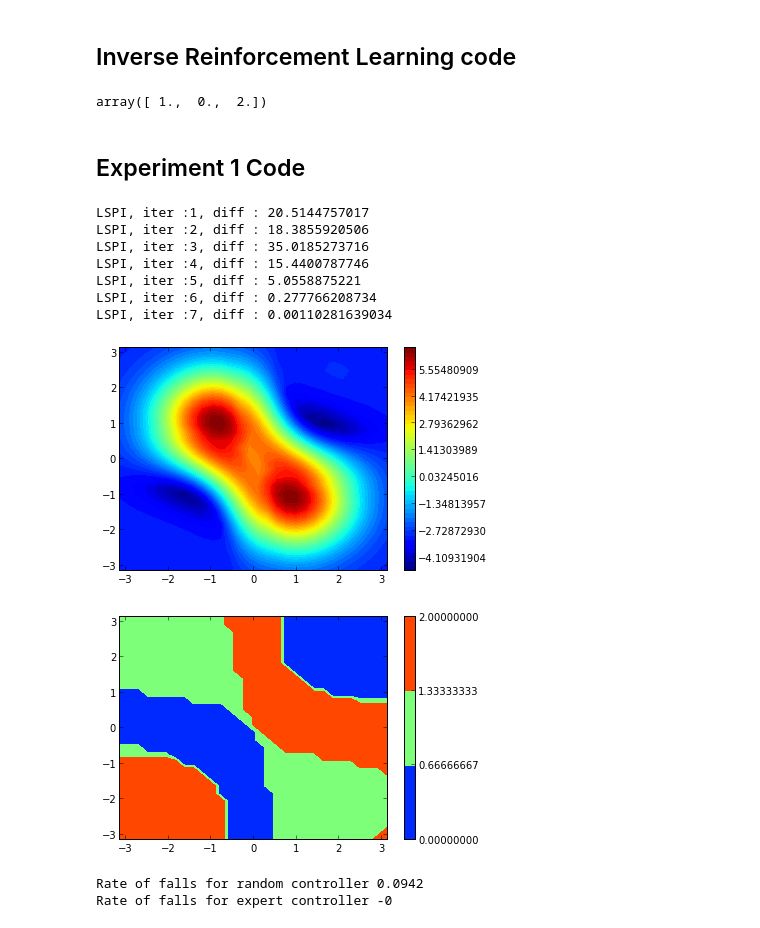
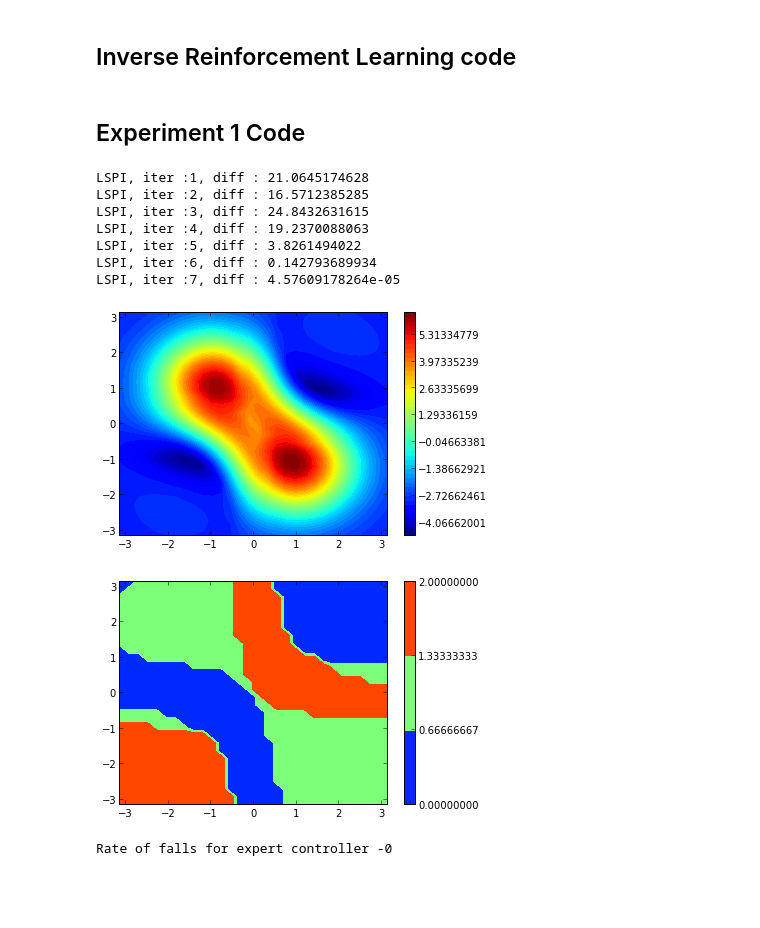
Before and after one commit to edouardklein/RL-and-IRL, a Jupyter notebook: Exp1.ipynb, the cells around one changed output. Drawn from its saved outputs; the diff is of its cells as text; code cells hidden in the pictures; blank space fills up the shorter version.

Commit message:
WIP on Exp1
The regressor and 'classifior' as specified by CSI are available. Now I just have to put the whole system together.

```diff
--- a/Exp1.ipynb
+++ b/Exp1.ipynb
@@ -256,24 +141,0 @@ class IRL2classif_hack( LAFEM ):
-# %%
-#inverted_pendulum_plot_policy(policy_good)
-states = rand(200,2)*6-3
-actions = policy_good(states)
-data = hstack([states,actions])
-lafem_phi = lambda s,a: inverted_pendulum_phi(hstack([s,a]))
-lafem_data = map( lambda trans:[trans[0:2],trans[2:3][0]],data)
-old_classifier=IRL2classif_hack(lafem_data, lafem_phi)
-theta_old = old_classifier.run()
-old_rule = greedy_policy(theta_old,inverted_pendulum_phi,ACTION_SPACE)
-data_0 = array([l for l in data if l[2]==0.])
-data_1 = array([l for l in data if l[2]==1.])
-data_2 = array([l for l in data if l[2]==2.])
-plot(data_0[:,0],data_0[:,1],ls='',marker='o')
-plot(data_1[:,0],data_1[:,1],ls='',marker='o')
-plot(data_2[:,0],data_2[:,1],ls='',marker='o')
-#show()
-classifier = StructuredClassifier(data, 2, inverted_pendulum_phi, 30, ACTION_SPACE)
-classif_rule,omega_classif = classifier.run()
-inverted_pendulum_plot_policy( old_rule )
-inverted_pendulum_plot(inverted_pendulum_V(theta_old))
-inverted_pendulum_plot_policy( classif_rule )
-inverted_pendulum_plot(inverted_pendulum_V(omega_classif))
-norm(omega_classif-theta_old)
@@ -593,12 +366,3 @@ def CSI(data, classifier, regressor, A, s_dim=1, gamma=0.9, a_dim=1):
         return hstack([reg_mat,output_column])
     regression_matrix = vstack(map(add_output_column,regression_input_matrices))
     return regressor( regression_matrix )
-# %%
-a = [1,2,3]
-a
-for i in a:
-    i = i+1
-a
-array([True, False, True])*array([1.,3.,2.])
-# %% [output]
-array([ 1.,  0.,  2.])
@@ -606,27 +388,26 @@ array([ 1.,  0.,  2.])
 ## Experiment 1 Code
 # %%
 
-data_random = inverted_pendulum_random_trace()
+#data_random = inverted_pendulum_random_trace()
 data_expert,policy = inverted_pendulum_expert_trace()
-random_falls_rate = - mean( data_random[:,5] )
+#random_falls_rate = - mean( data_random[:,5] )
 expert_falls_rate = - mean( data_expert[:,5] )
-print "Rate of falls for random controller "+str(random_falls_rate)
+#print "Rate of falls for random controller "+str(random_falls_rate)
 print "Rate of falls for expert controller "+str(expert_falls_rate)
 #reward = cascading_irl( data_expert )
 #value_function = lspi( reward, data_random )
 #inverted_pendulum_plot( reward, "Reward.pdf" )
 #inverted_pendulum_plot( value_function, "ValueFunction.pdf" )
 #sum(data_random[:,5])
 #plot(data_random[:,0],data_random[:,1],ls='',marker='o')
 # %% [output]
-LSPI, iter :1, diff : 20.5144757017
-LSPI, iter :2, diff : 18.3855920506
-LSPI, iter :3, diff : 35.0185273716
-LSPI, iter :4, diff : 15.4400787746
-LSPI, iter :5, diff : 5.0558875221
-LSPI, iter :6, diff : 0.277766208734
-LSPI, iter :7, diff : 0.00110281639034
+LSPI, iter :1, diff : 21.0645174628
+LSPI, iter :2, diff : 16.5712385285
+LSPI, iter :3, diff : 24.8432631615
+LSPI, iter :4, diff : 19.2370088063
+LSPI, iter :5, diff : 3.8261494022
+LSPI, iter :6, diff : 0.142793689934
+LSPI, iter :7, diff : 4.57609178264e-05
-[figure, old version]
+[figure, new version]
-[figure, old version]
+[figure, new version]
-Rate of falls for random controller 0.0942
 Rate of falls for expert controller -0
```
Also changed, not shown: parts of 23 cells of this notebook, 1 other file.
